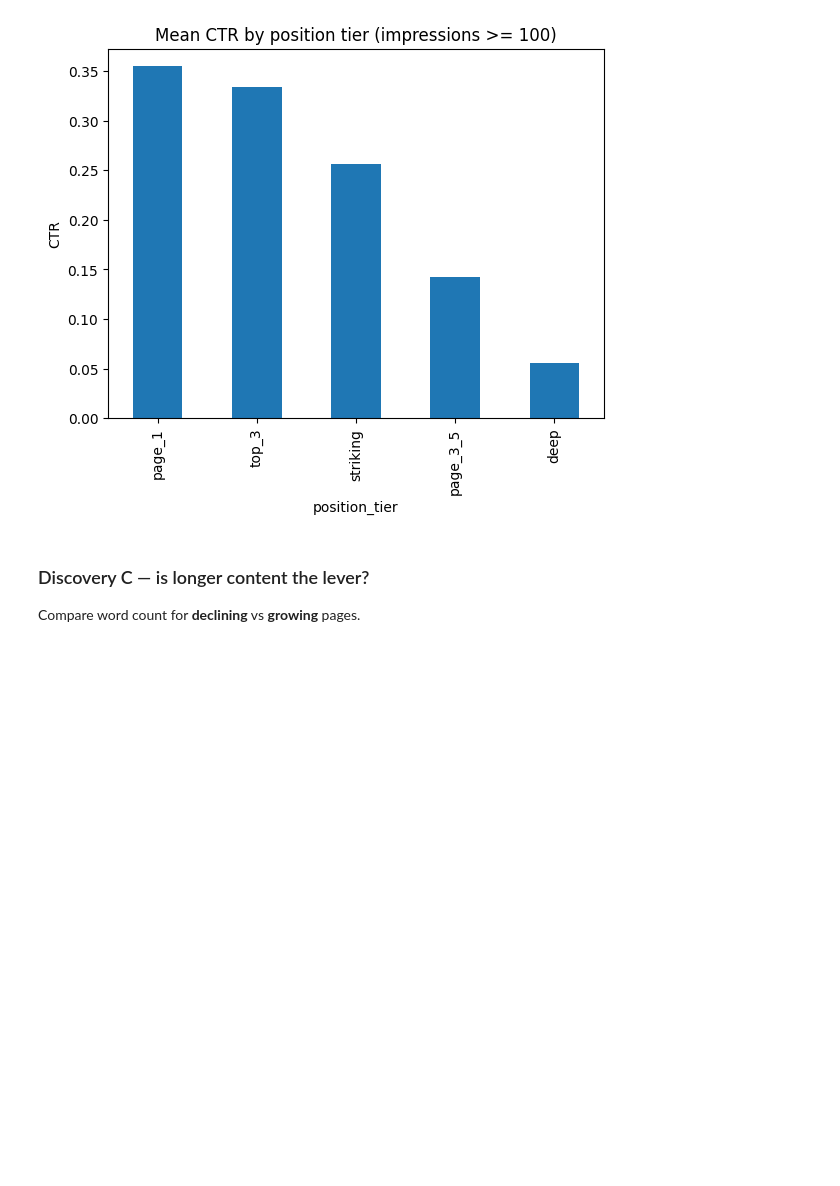
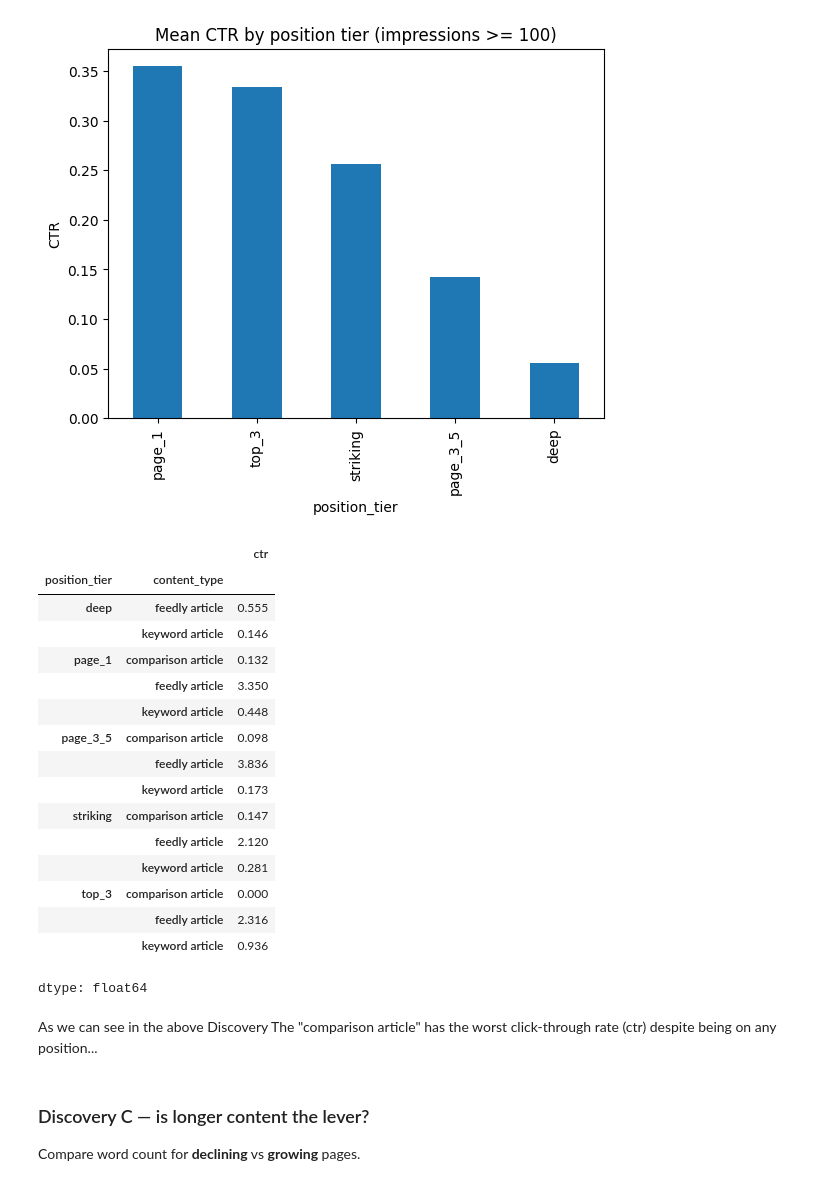
Before and after one commit to Divyam-Chauhan/FL_Machine_learning, a Jupyter notebook: notebooks/01_first_look_and_discovery.ipynb, the cells around one changed output. Cells and saved outputs as stored; diff of their text form; code cells hidden in the pictures; blank space fills up the shorter version.

```diff
--- a/notebooks/01_first_look_and_discovery.ipynb
+++ b/notebooks/01_first_look_and_discovery.ipynb
@@ -141,6 +141,29 @@ striking    0.2558
 page_3_5    0.1424
 deep        0.0554
 [figure]
+# %%
+df.groupby(['position_tier', 'content_type'])["ctr"].mean().round(3)
+# %% [output]
+|  |  | ctr |
+| position_tier | content_type |  |
+| deep | feedly article | 0.555 |
+|  | keyword article | 0.146 |
+| page_1 | comparison article | 0.132 |
+|  | feedly article | 3.350 |
+|  | keyword article | 0.448 |
+| page_3_5 | comparison article | 0.098 |
+|  | feedly article | 3.836 |
+|  | keyword article | 0.173 |
+| striking | comparison article | 0.147 |
+|  | feedly article | 2.120 |
+|  | keyword article | 0.281 |
+| top_3 | comparison article | 0.000 |
+|  | feedly article | 2.316 |
+|  | keyword article | 0.936 |
+dtype: float64
+# %% [markdown]
+As we can see in the above Discovery
+The "comparison article" has the worst click-through rate (ctr) despite being on any position...
 # %% [markdown]
 ### Discovery C — is longer content the lever?
 Compare word count for **declining** vs **growing** pages.
```
Also changed, not shown: parts of 4 cells of this notebook.
